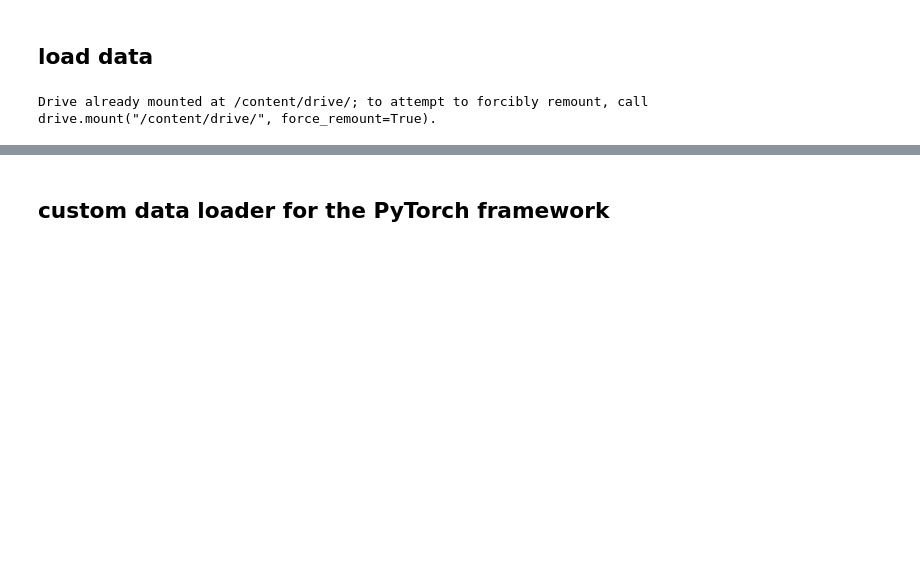
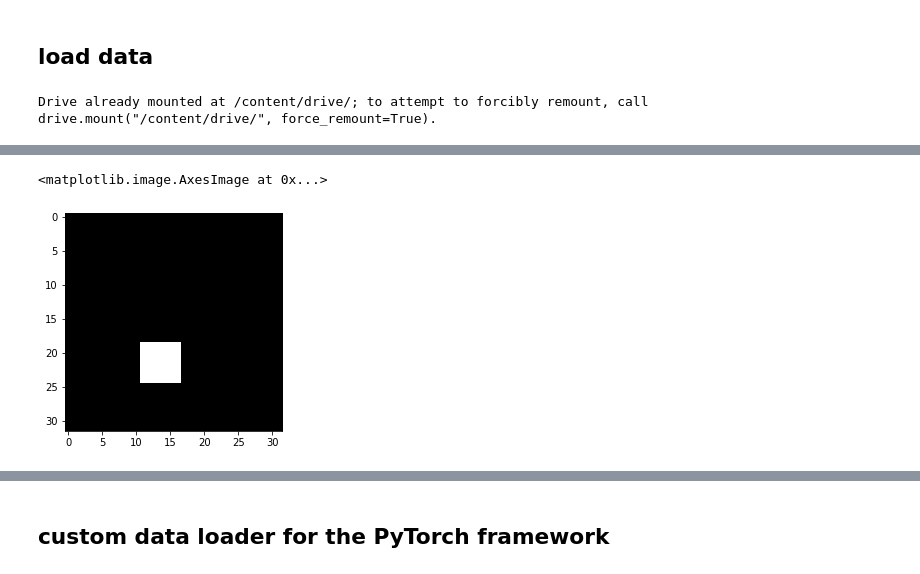
Before and after one commit to tolom131/machine-learning-project, a Jupyter notebook: assignment/10/assignment_10.ipynb, the cells around one changed output, grey strips where cells are left out. Saved outputs shown, nothing was run; the diff lists cells and outputs as text; code cells hidden in the pictures; blank space fills up the shorter version.

```diff
--- a/assignment/10/assignment_10.ipynb
+++ b/assignment/10/assignment_10.ipynb
@@ -31,0 +48,5 @@ Drive already mounted at /content/drive/; to attempt to forcibly remount, call d
+# %%
+plt.imshow(image_clean[400], cmap="gray")
+# %% [output]
+<matplotlib.image.AxesImage at 0x...>
+[figure, added]
```
Also changed, not shown: parts of 7 cells of this notebook.
